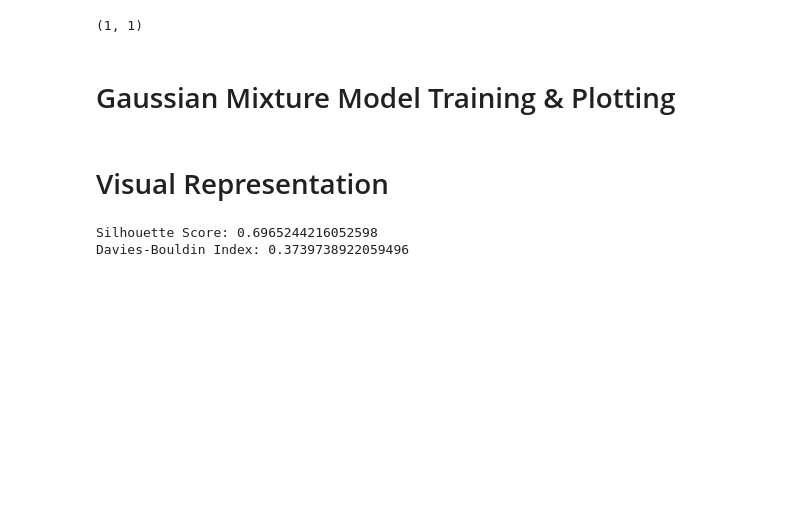
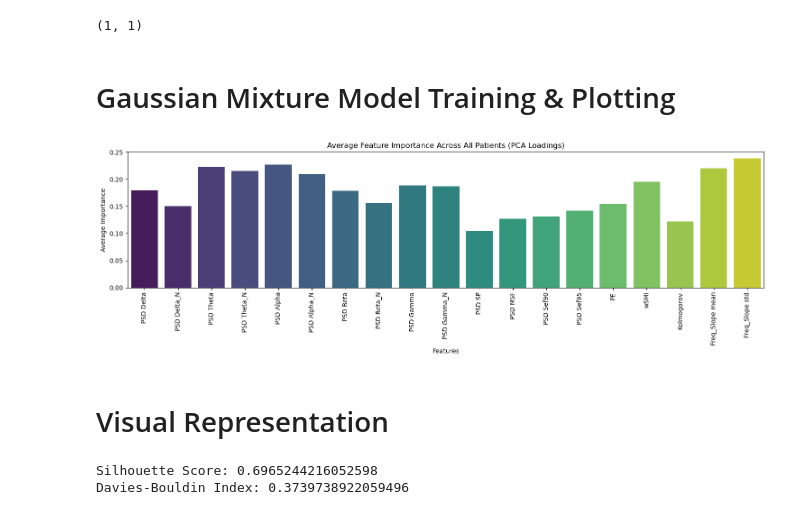
Before and after one commit to RasDTU02/EEGBachelorProjekt, a Jupyter notebook: Gaussian Mixture Model (GMM).ipynb, the cells around one changed output. Cells and saved outputs as stored; diff of their text form; code cells hidden in the pictures; blank space fills up the shorter version.

Commit message:
importance calculations, cleanup

```diff
--- a/Gaussian Mixture Model (GMM).ipynb
+++ b/Gaussian Mixture Model (GMM).ipynb
@@ -256,3 +258,43 @@ Optimal number of components based on mean AIC: 1
 (1, 1)
 # %% [markdown]
 # Gaussian Mixture Model Training & Plotting
+# %%
+# Function to calculate and plot feature importance across all patients
+def plot_feature_importance_all_patients(patient_data, n_components=5):
+    feature_names = ['PSD Delta', 'PSD Delta_N', 'PSD Theta', 'PSD Theta_N', 'PSD Alpha', 'PSD Alpha_N',
+                     'PSD Beta', 'PSD Beta_N', 'PSD Gamma', 'PSD Gamma_N', 'PSD SE', 'PSD MSF', 'PSD Sef90',
+                     'PSD Sef95', 'PE', 'wSMI', 'Kolmogorov', 'Freq_Slope mean', 'Freq_Slope std']
+
+    # Initialize list to store feature importances for each patient
+    feature_importances = []
+
+    for patient, data in patient_data.items():
+        # Standardize data
+        scaler = StandardScaler()
+        standardized_data = scaler.fit_transform(data[feature_names])
+
+        # Apply PCA
+        pca = PCA(n_components=n_components)
+        pca.fit(standardized_data)
+
+        # Get absolute loadings (contribution of each feature to each principal component)
+        loadings = np.abs(pca.components_).mean(axis=0)
+        feature_importances.append(loadings)
+
+    # Average feature importances across all patients
+    avg_importances = np.mean(feature_importances, axis=0)
+
+    # Plotting the average feature importance
+    plt.figure(figsize=(15, 5))
+    sns.barplot(x=feature_names, y=avg_importances, palette='viridis')
+    plt.xticks(rotation=90)
+    plt.xlabel('Features')
+    plt.ylabel('Average Importance')
+    plt.title('Average Feature Importance Across All Patients (PCA Loadings)')
+    plt.tight_layout()
+    plt.show()
+
+# Example call to plot feature importance across all patients
+plot_feature_importance_all_patients(patient_data, n_components=5)
+# %% [output]
+[figure, added]
```
Also changed, not shown: parts of 7 cells of this notebook, 7 other files.
